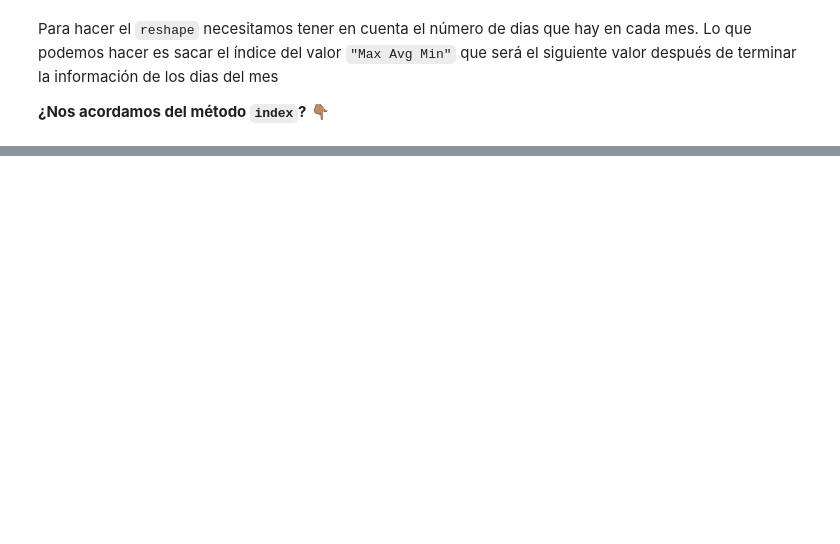
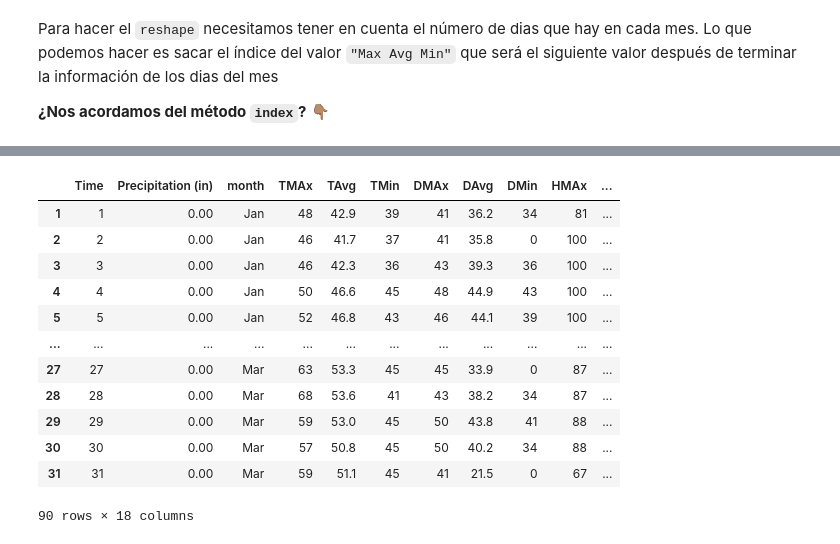
Before and after one commit to Ironhack-Data-Madrid-PartTime-May22/apuntes_clases, a Jupyter notebook: semana-08/8.5-Selenium.ipynb, the cells around one changed output, grey strips where cells are left out. Drawn from its saved outputs; the diff is of its cells as text; code cells hidden in the pictures; blank space fills up the shorter version.

```diff
--- a/semana-08/8.5-Selenium.ipynb
+++ b/semana-08/8.5-Selenium.ipynb
@@ -169,2 +314,10 @@ Para hacer el `reshape` necesitamos tener en cuenta el número de dias que hay e
 # %%
 # hacemos un dataframe gordote
+df_clima = pd.DataFrame()  # creamos un dataframe vacio
+for i in range(len(df)):
+    x = df.iloc[i][0].split('\n')
+    mi_id = x[1:].index("Max Avg Min")
+    df_solo = pd.DataFrame(np.array(x[1:]).reshape(7,mi_id)).T
+    df_solo.columns = ['Time', 'Temperature (°F)', 'Dew Point (°F)', 'Humidity (%)', 'Wind Speed (mph)','Pressure (in)' ,'Precipitation (in)']
+    df_solo['month'] = x[1]
+    df_clima = pd.concat([df_clima,df_solo],axis=0)
@@ -171,2 +344,3 @@ Para hacer el `reshape` necesitamos tener en cuenta el número de dias que hay e
 # %%
 # separamos las columnas que tienen más de un dato
+df_clima[['TMAx','TAvg','TMin']] = df_clima['Temperature (°F)'].str.split(' ',expand=True)
@@ -179,2 +405,4 @@ Para hacer el `reshape` necesitamos tener en cuenta el número de dias que hay e
 # %%
 # eliminamos cualquier fila que tenga un índice de 0
+df_clima.drop([0],axis=0,inplace=True)
+df_clima.head(45)
@@ -181,2 +428,20 @@ Para hacer el `reshape` necesitamos tener en cuenta el número de dias que hay e
+# %%
+
+df_clima.drop(df_clima.columns[1:6], axis=1,inplace=True)
 # %%
 # volvemos a chequear los resultados
+df_clima
+# %% [output]
+|  | Time | Precipitation (in) | month | TMAx | TAvg | TMin | DMAx | DAvg | DMin | HMAx | ... |
+| 1 | 1 | 0.00 | Jan | 48 | 42.9 | 39 | 41 | 36.2 | 34 | 81 | ... |
+| 2 | 2 | 0.00 | Jan | 46 | 41.7 | 37 | 41 | 35.8 | 0 | 100 | ... |
+| 3 | 3 | 0.00 | Jan | 46 | 42.3 | 36 | 43 | 39.3 | 36 | 100 | ... |
+| 4 | 4 | 0.00 | Jan | 50 | 46.6 | 45 | 48 | 44.9 | 43 | 100 | ... |
+| 5 | 5 | 0.00 | Jan | 52 | 46.8 | 43 | 46 | 44.1 | 39 | 100 | ... |
+| ... | ... | ... | ... | ... | ... | ... | ... | ... | ... | ... | ... |
+| 27 | 27 | 0.00 | Mar | 63 | 53.3 | 45 | 45 | 33.9 | 0 | 87 | ... |
+| 28 | 28 | 0.00 | Mar | 68 | 53.6 | 41 | 43 | 38.2 | 34 | 87 | ... |
+| 29 | 29 | 0.00 | Mar | 59 | 53.0 | 45 | 50 | 43.8 | 41 | 88 | ... |
+| 30 | 30 | 0.00 | Mar | 57 | 50.8 | 45 | 50 | 40.2 | 34 | 88 | ... |
+| 31 | 31 | 0.00 | Mar | 59 | 51.1 | 45 | 41 | 21.5 | 0 | 67 | ... |
+90 rows × 18 columns
```
Also changed, not shown: parts of 22 cells of this notebook.
